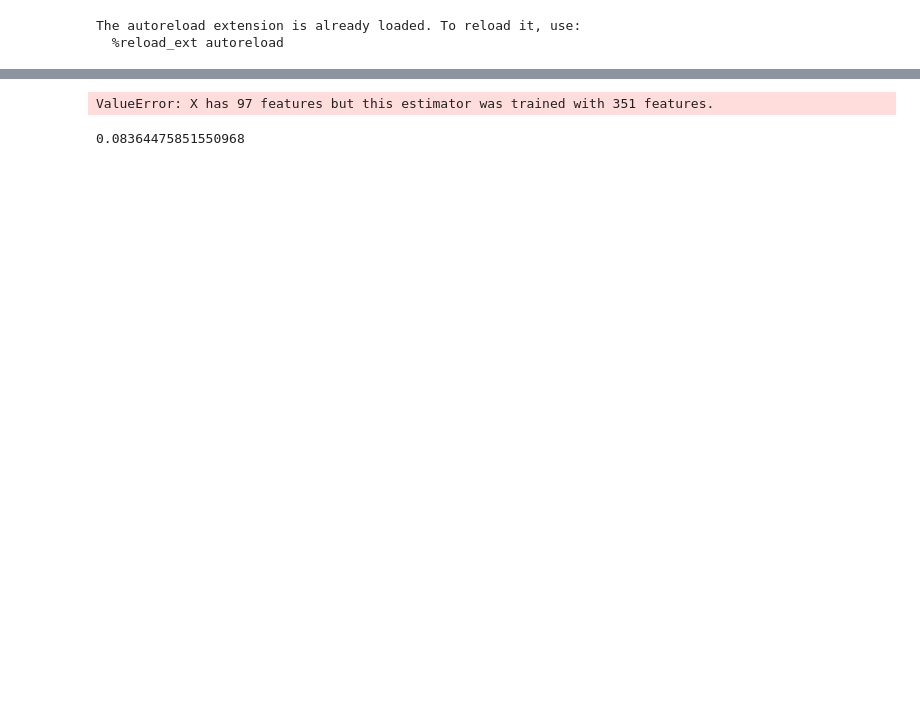
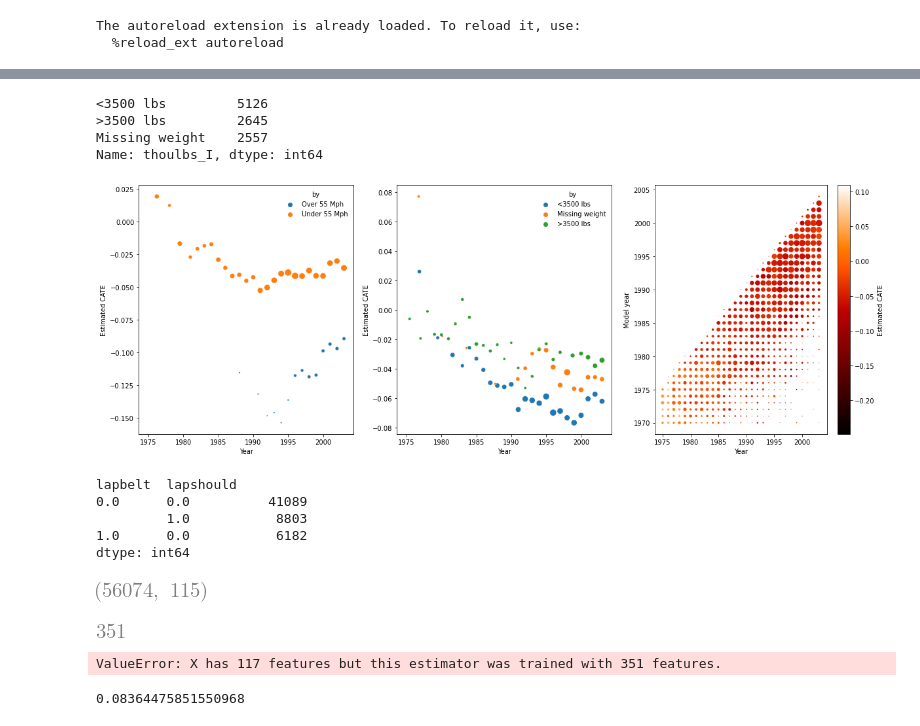
Before and after one commit to alemartinello/IZA-ML-for-policy, a Jupyter notebook: notebooks/test_alem.ipynb, the cells around one changed output, grey strips where cells are left out. Cells and saved outputs as stored; diff of their text form; code cells hidden in the pictures; blank space fills up the shorter version.

```diff
--- a/notebooks/test_alem.ipynb
+++ b/notebooks/test_alem.ipynb
@@ -112,0 +104,4 @@ where $\phi(X)$ is the output of the `featurizer` or $X$ if `featurizer`=None. C
+# %%
+y = df_sel['death']
+T = df_sel['restraint']
+W = df_sel[[col for col in df_sel.columns if col not in ['lapbelt', 'lapshould', 'childseat']]]
@@ -113,2 +205,50 @@ where $\phi(X)$ is the output of the `featurizer` or $X$ if `featurizer`=None. C
+# %%
+codeweight = X['thoulbs_I'].copy()
+codeweight[X['thoulbs_I']<1] = 'Missing weight'
+codeweight[X['thoulbs_I']>1] = '<3500 lbs'
+codeweight[X['thoulbs_I']>3.5] = '>3500 lbs'
+# %%
+codeweight.value_counts()
+# %% [output]
+<3500 lbs         5126
+>3500 lbs         2645
+Missing weight    2557
+Name: thoulbs_I, dtype: int64
+# %%
+hm = (
+    pd.concat([pd.DataFrame(cates, columns=['cate'], index=X.index), X[['year', 'modelyr']]], axis=1)
+    .groupby(['year', 'modelyr']).agg(['mean', 'count'])
+    .reset_index()
+)
+hm.columns = ['year', 'modelyr', 'mean', 'count']
+# %%
+from src.dmlutils import binscatter
+fig, ax = plt.subplots(1,3, figsize=(20, 7), sharex=True)
+
+toplot = binscatter(y=pd.DataFrame(cates), x=X[['year']], by=X['splmU55'], nbins=50)
+sns.scatterplot(data=toplot, x='x', y='y', hue='by', s=100*toplot['count']/toplot['count'].max(), ax=ax[0])
+ax[0].legend(handles= ax[0].legend_.legendHandles, labels = ['Over 55 Mph', 'Under 55 Mph'], frameon=False, title='by')
+ax[0].set_ylabel('Estimated CATE')
+ax[0].set_xlabel('Year')
+
+toplot = binscatter(y=pd.DataFrame(cates), x=X[['year']], by=codeweight, nbins=50)
+sns.scatterplot(data=toplot, x='x', y='y', hue='by', s=100*toplot['count']/toplot['count'].max(), ax=ax[1])
+ax[1].legend(frameon=False, title='by')
+ax[1].set_ylabel('Estimated CATE')
+ax[1].set_xlabel('Year')
+
+
+sns.scatterplot(data=hm, x='year', y='modelyr', hue='mean', s=100*hm['count']/hm['count'].max(), ax=ax[2], palette='gist_heat')
+norm = plt.Normalize(hm['mean'].min(), hm['mean'].max())
+sm = plt.cm.ScalarMappable(cmap="gist_heat", norm=norm)
+sm.set_array([])
+ax[2].get_legend().remove()
+ax[2].figure.colorbar(sm).set_label('Estimated CATE')
+ax[2].set_xlabel('Year')
+ax[2].set_ylabel('Model year')
+
+plt.show()
+# %% [output]
+[figure, added]
 # %%
 from src.dmlutils import DML_diagnostics
@@ -115,0 +256,16 @@ diag = DML_diagnostics(cv_splitter)
+# %%
+X.value_counts()
+# %% [output]
+lapbelt  lapshould
+0.0      0.0          41089
+         1.0           8803
+1.0      0.0           6182
+dtype: int64
+# %%
+pipe.transform(W).shape
+# %% [output]
+[figure, added]
+# %%
+dml.models_y[0][0].n_features_in_
+# %% [output]
+[figure, added]
@@ -116,7 +281,8 @@ diag = DML_diagnostics(cv_splitter)
 # %%
-print(diag.get_score_y(dml, r2_score, pipe.fit_transform(df_repl), y))
+# print(r2_score())
+diag.predict_y(X=X, W=pipe.transform(W))
 # %% [output]
-ValueError: X has 97 features but this estimator was trained with 351 features.
+ValueError: X has 117 features but this estimator was trained with 351 features.
 # %%
 # diag.get_score_T(dml, r2_score, pipe.fit_transform(df_repl), T.str.split('_').str[0].astype(int))
 # %% [output]
```
Also changed, not shown: parts of 49 cells of this notebook.
